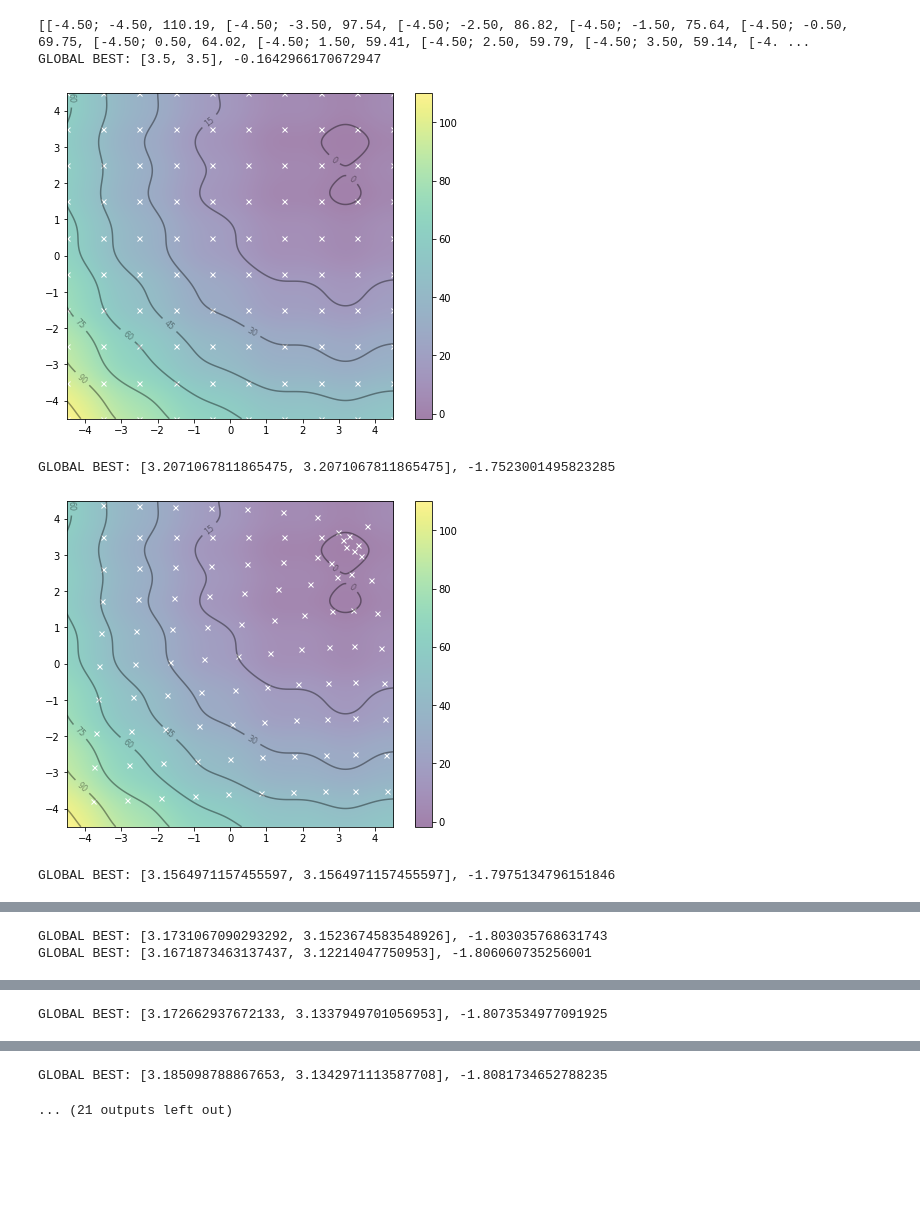
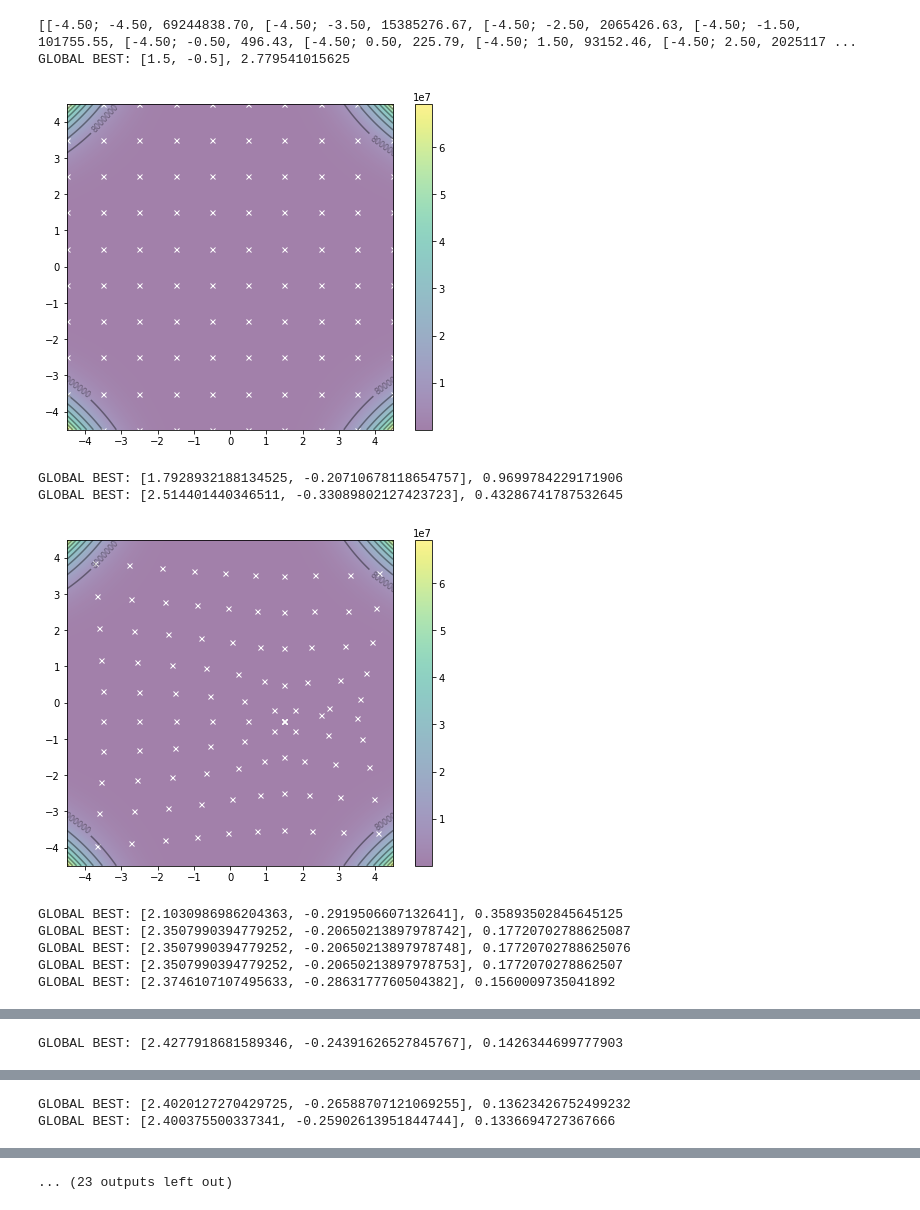
Before and after one commit to Makarasaki/Lab_AI, a Jupyter notebook: Lab_2/task2/plot_swarm.ipynb, the cells around one changed output, grey strips where cells are left out. Drawn from its saved outputs; the diff is of its cells as text; code cells hidden in the pictures; blank space fills up the shorter version.

```diff
--- a/Lab_2/task2/plot_swarm.ipynb
+++ b/Lab_2/task2/plot_swarm.ipynb
@@ -33,8 +33,8 @@ class Searcher:
     def calc_value(self):
         x = self.coords[0]
         y = self.coords[1]
-        # return ((1.5 - x - x*y) ** 2) + ((2.25 - x + ((x*y)**2))**2) + ((2.625 - x + ((x*y)**3))**2)
-        return (x-3.14)**2 + (y-2.72)**2 + np.sin(3*x+1.41) + np.sin(4*y-1.73)
+        return ((1.5 - x - x*y) ** 2) + ((2.25 - x + ((x*y)**2))**2) + ((2.625 - x + ((x*y)**3))**2)
+        # return (x-3.14)**2 + (y-2.72)**2 + np.sin(3*x+1.41) + np.sin(4*y-1.73)
 
     def check_boundaries(self):
         for i in range(0, 2):
@@ -104,8 +104,8 @@ class Global_best:
 def show_plot(searchers_list):
     def f(x, y):
         "Objective function"
-        # return ((1.5 - x - x*y) ** 2) + ((2.25 - x + ((x*y)**2))**2) + ((2.625 - x + ((x*y)**3))**2)
-        return (x-3.14)**2 + (y-2.72)**2 + np.sin(3*x+1.41) + np.sin(4*y-1.73)
+        return ((1.5 - x - x*y) ** 2) + ((2.25 - x + ((x*y)**2))**2) + ((2.625 - x + ((x*y)**3))**2)
+        # return (x-3.14)**2 + (y-2.72)**2 + np.sin(3*x+1.41) + np.sin(4*y-1.73)
     x, y = np.array(np.meshgrid(np.linspace(Y_RANGE_MIN, X_RANGE_MAX, 1000),
                                 np.linspace(Y_RANGE_MIN, Y_RANGE_MAX, 1000)))
     z = f(x, y)
@@ -135,36 +135,41 @@ def place_searchcers():
 
 def find_current_best(searchers_list: list) -> object:
     global_best = Global_best(float('inf'), [0, 0])
     for searcher in searchers_list:
         if searcher.personal_best < global_best.value:
             global_best.update_best(searcher)
     return global_best
 
 
 def particle_swarm(searchers_list: list):
     global_best = find_current_best(searchers_list)
     print(global_best)
     show_plot(searchers_list)
     for day in range(0, NUMBER_OF_DAYS):
         for searcher in searchers_list:
             searcher.new_localization(
                 global_best.coords, FIRST_DAY_DISTANCE*(DISTANCE_DECREASE_RATE**day))
             if searcher.personal_best < global_best.value:
                 global_best.update_best(searcher)
                 print(global_best)
         show_plot(searchers_list)
     print(global_best)
     print(searchers_list)
 
 
 if __name__ == '__main__':
     searchers_list = place_searchcers()
     print(searchers_list)
     particle_swarm(searchers_list)
 # %% [output]
-[[-4.50; -4.50, 110.19, [-4.50; -3.50, 97.54, [-4.50; -2.50, 86.82, [-4.50; -1.50, 75.64, [-4.50; -0.50, 69.75, [-4.50; 0.50, 64.02, [-4.50; 1.50, 59.41, [-4.50; 2.50, 59.79, [-4.50; 3.50, 59.14, [-4. ...
-GLOBAL BEST: [3.5, 3.5], -0.1642966170672947
+[[-4.50; -4.50, 69244838.70, [-4.50; -3.50, 15385276.67, [-4.50; -2.50, 2065426.63, [-4.50; -1.50, 101755.55, [-4.50; -0.50, 496.43, [-4.50; 0.50, 225.79, [-4.50; 1.50, 93152.46, [-4.50; 2.50, 2025117 ...
+GLOBAL BEST: [1.5, -0.5], 2.779541015625
-[figure, old version]
+[figure, new version]
-GLOBAL BEST: [3.2071067811865475, 3.2071067811865475], -1.7523001495823285
+GLOBAL BEST: [1.7928932188134525, -0.20710678118654757], 0.9699784229171906
+GLOBAL BEST: [2.514401440346511, -0.33089802127423723], 0.43286741787532645
-[figure, old version]
+[figure, new version]
-GLOBAL BEST: [3.1564971157455597, 3.1564971157455597], -1.7975134796151846
+GLOBAL BEST: [2.1030986986204363, -0.2919506607132641], 0.35893502845645125
+GLOBAL BEST: [2.3507990394779252, -0.20650213897978742], 0.17720702788625087
+GLOBAL BEST: [2.3507990394779252, -0.20650213897978748], 0.17720702788625076
+GLOBAL BEST: [2.3507990394779252, -0.20650213897978753], 0.1772070278862507
+GLOBAL BEST: [2.3746107107495633, -0.2863177760504382], 0.1560009735041892
@@ -172,2 +177 @@ GLOBAL BEST: [3.1564971157455597, 3.1564971157455597], -1.7975134796151846
-GLOBAL BEST: [3.1731067090293292, 3.1523674583548926], -1.803035768631743
-GLOBAL BEST: [3.1671873463137437, 3.12214047750953], -1.806060735256001
+GLOBAL BEST: [2.4277918681589346, -0.24391626527845767], 0.1426344699777903
@@ -175 +179,2 @@ GLOBAL BEST: [3.1671873463137437, 3.12214047750953], -1.806060735256001
-GLOBAL BEST: [3.172662937672133, 3.1337949701056953], -1.8073534977091925
+GLOBAL BEST: [2.4020127270429725, -0.26588707121069255], 0.13623426752499232
+GLOBAL BEST: [2.400375500337341, -0.25902613951844744], 0.1336694727367666
@@ -178,2 +184 @@ GLOBAL BEST: [3.172662937672133, 3.1337949701056953], -1.8073534977091925
-GLOBAL BEST: [3.185098788867653, 3.1342971113587708], -1.8081734652788235
+... (23 outputs left out)
-... (21 outputs left out)
```
Also changed, not shown: parts of 1 cell of this notebook, 5 other files.
